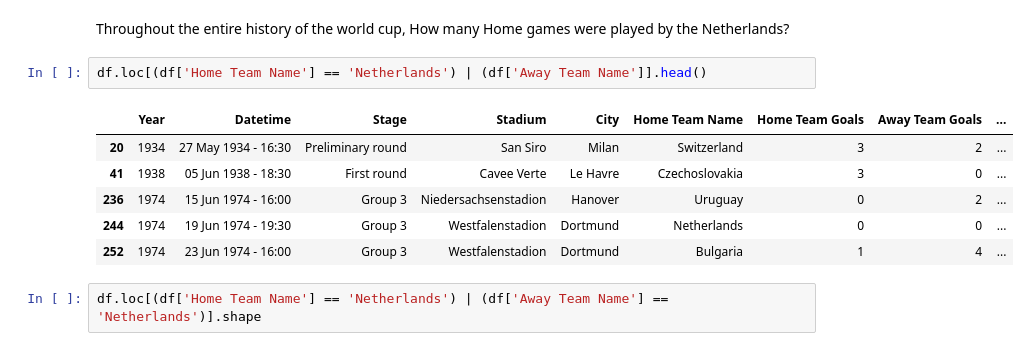
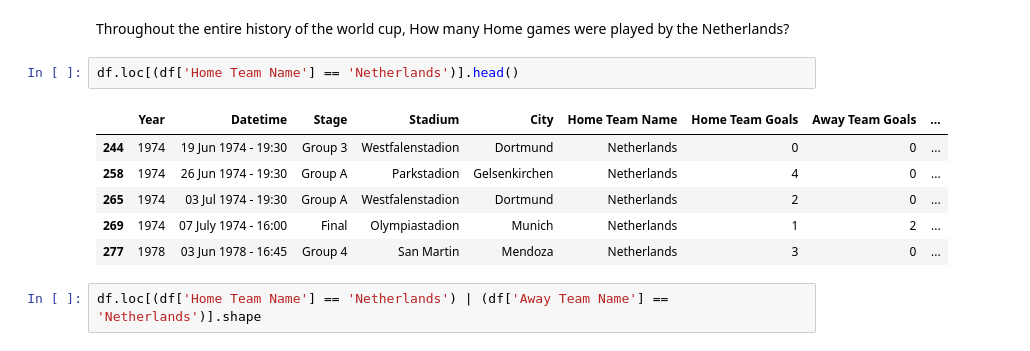
Before and after one commit to bl419cam/dsc-accessing-data-with-pandas-lab-seattle-ds-062419, a Jupyter notebook: index.ipynb, the cells around one changed output. Cells and saved outputs as stored; diff of their text form.

```diff
--- a/index.ipynb
+++ b/index.ipynb
@@ -134,14 +134,14 @@ Name: Attendance, dtype: float64
 # %% [markdown]
 Throughout the entire history of the world cup, How many Home games were played by the Netherlands?
 # %%
-df.loc[(df['Home Team Name'] == 'Netherlands') | (df['Away Team Name']].head()
+df.loc[(df['Home Team Name'] == 'Netherlands')].head()
 # %% [output]
 |  | Year | Datetime | Stage | Stadium | City | Home Team Name | Home Team Goals | Away Team Goals | ... |
-| 20 | 1934 | 27 May 1934 - 16:30 | Preliminary round | San Siro | Milan | Switzerland | 3 | 2 | ... |
-| 41 | 1938 | 05 Jun 1938 - 18:30 | First round | Cavee Verte | Le Havre | Czechoslovakia | 3 | 0 | ... |
-| 236 | 1974 | 15 Jun 1974 - 16:00 | Group 3 | Niedersachsenstadion | Hanover | Uruguay | 0 | 2 | ... |
 | 244 | 1974 | 19 Jun 1974 - 19:30 | Group 3 | Westfalenstadion | Dortmund | Netherlands | 0 | 0 | ... |
-| 252 | 1974 | 23 Jun 1974 - 16:00 | Group 3 | Westfalenstadion | Dortmund | Bulgaria | 1 | 4 | ... |
+| 258 | 1974 | 26 Jun 1974 - 19:30 | Group A | Parkstadion | Gelsenkirchen | Netherlands | 4 | 0 | ... |
+| 265 | 1974 | 03 Jul 1974 - 19:30 | Group A | Westfalenstadion | Dortmund | Netherlands | 2 | 0 | ... |
+| 269 | 1974 | 07 July 1974 - 16:00 | Final | Olympiastadion | Munich | Netherlands | 1 | 2 | ... |
+| 277 | 1978 | 03 Jun 1978 - 16:45 | Group 4 | San Martin | Mendoza | Netherlands | 3 | 0 | ... |
 # %%
 df.loc[(df['Home Team Name'] == 'Netherlands') | (df['Away Team Name'] == 'Netherlands')].shape
 # %% [output]
```
